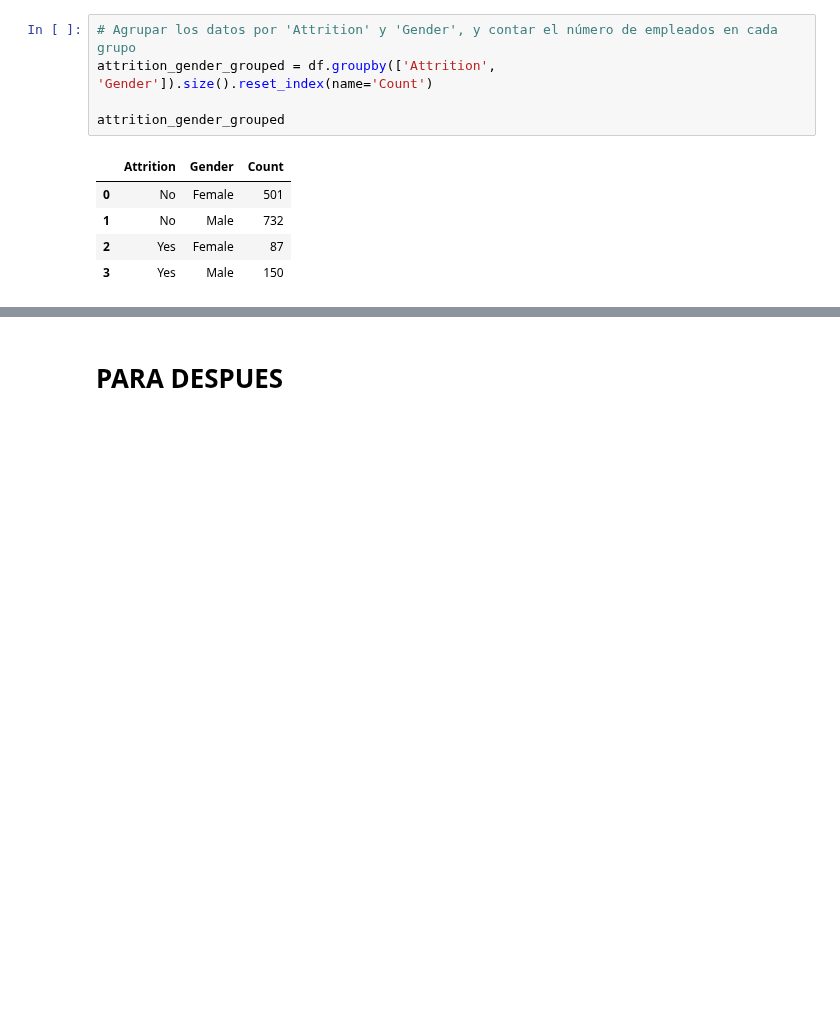
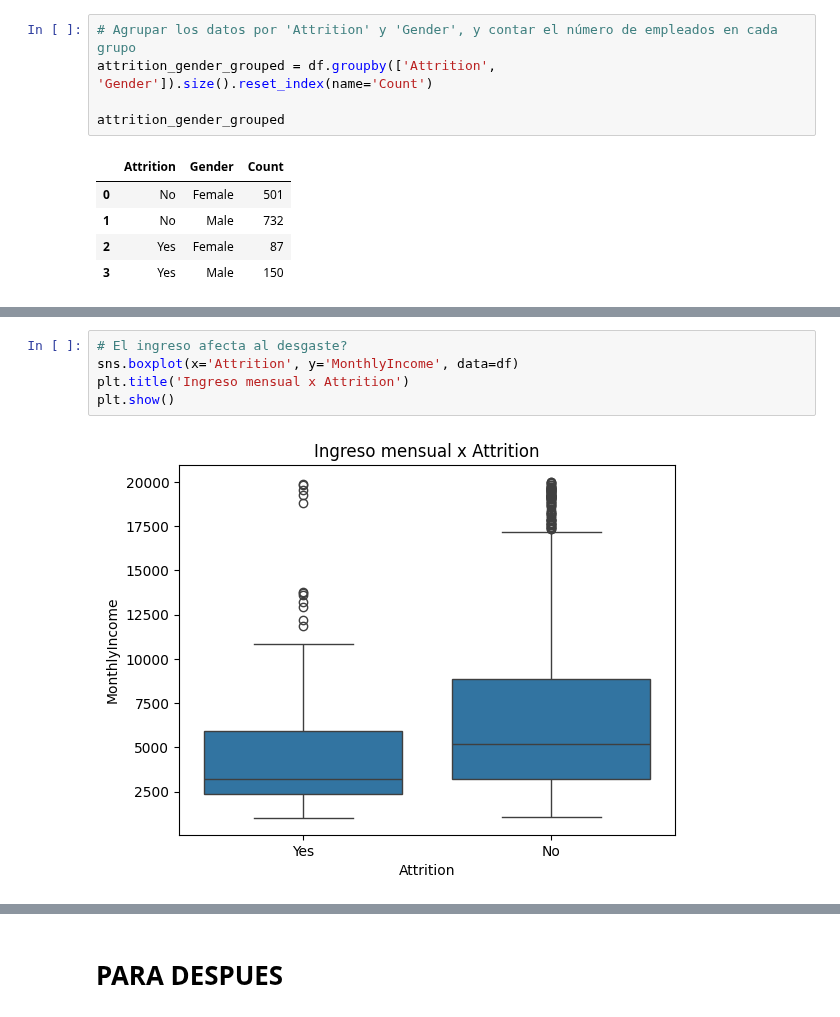
Before and after one commit to hugofmr/estadistica_edem, a Jupyter notebook: employee_attrition/employee_attrition_hm.ipynb, the cells around one changed output, grey strips where cells are left out. Drawn from its saved outputs; the diff is of its cells as text; blank space fills up the shorter version.

```diff
--- a/employee_attrition/employee_attrition_hm.ipynb
+++ b/employee_attrition/employee_attrition_hm.ipynb
@@ -186,0 +209,7 @@ plt.show()
+# %%
+# El ingreso afecta al desgaste?
+sns.boxplot(x='Attrition', y='MonthlyIncome', data=df)
+plt.title('Ingreso mensual x Attrition')
+plt.show()
+# %% [output]
+[figure, added]
```
Also changed, not shown: parts of 6 cells of this notebook.
